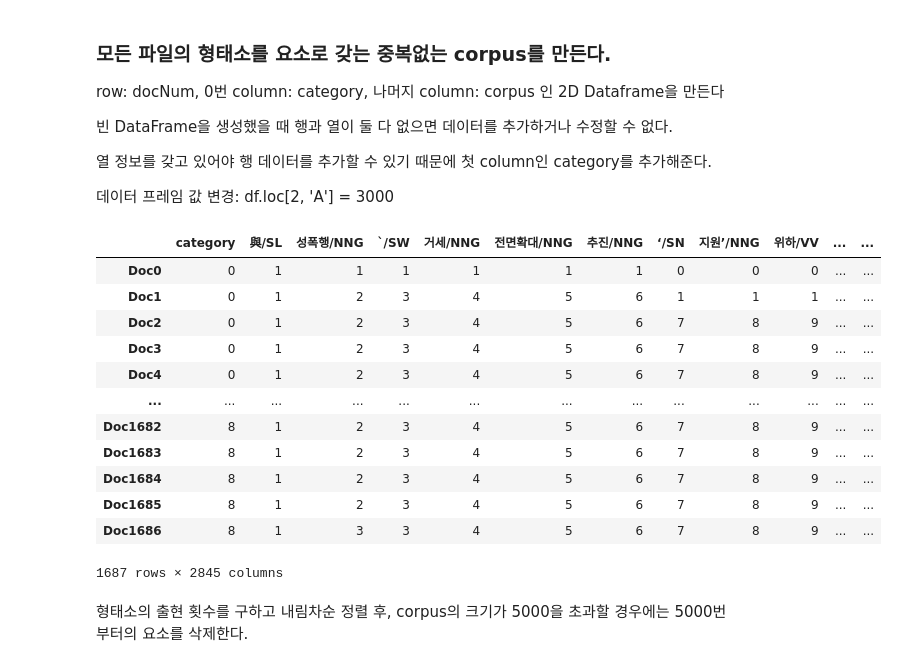
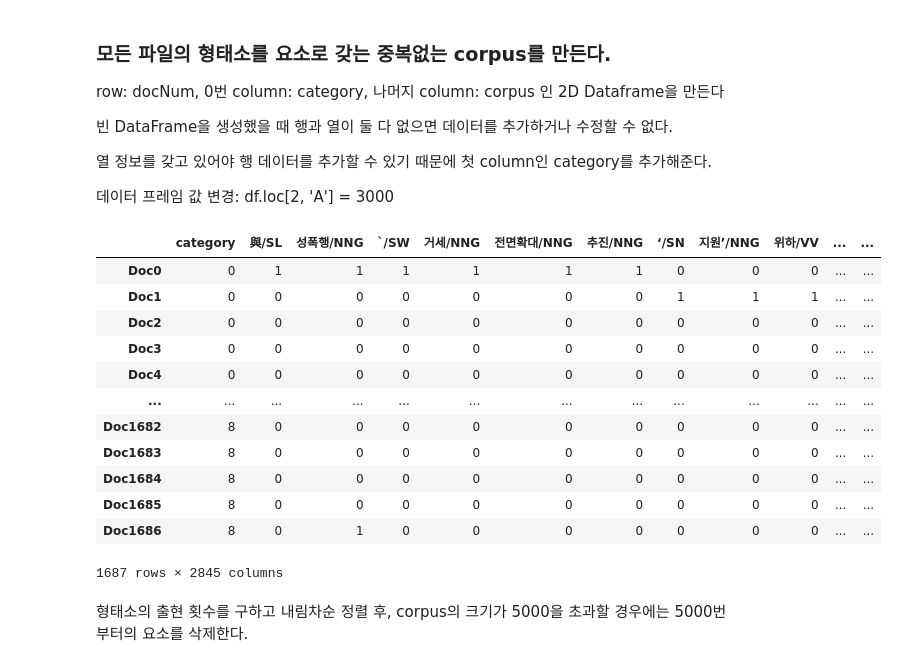
Before and after one commit to JDeoks/NLP_Assignment2, a Jupyter notebook: Assignment2.ipynb, the cells around one changed output. Drawn from its saved outputs; the diff is of its cells as text; code cells hidden in the pictures.

```diff
--- a/Assignment2.ipynb
+++ b/Assignment2.ipynb
@@ -96,44 +99,44 @@ for categoryIdx in range(len(category)):
         #한 줄씩 string list로 저장
 
         docRow = "Doc"+str(docNum)
         #row 이름 ex) Doc3
 
-        TF.loc[docRow] = list(range(len(TF.columns)))
+        TF.loc[docRow] = [0 for i in range(len(TF.columns))]
         # ex)Doc3 = [0, 0, 0, 0](열 개수만큼)
 
         TF.loc[docRow, 'category'] = categoryIdx
         #카테고리 열 값에 categoryIdx 저장
 
         for line in lines:
             morp = line.split('\t')[-1].split('+')[0].strip('\n')
             #print(morp)
             # '\t'를 기준으로 뒤, '+'를 기준으로 앞의 string을 잘라 배열에 저장
             if morp == '':
                 break
             # 자른 string이 빈 string 이면 break
             if morp in TF.columns:
                 TF.loc[docRow,morp] += 1
             else:
                 TF[morp] = 0
                 TF.loc[docRow,morp] += 1
             # TF columns에서 중복 확인, 있으면 값만 1 증가시킴, 없으면 열 추가 후 값 1 증가시킴
 
         docNum += 1
 
 TF
 # %% [output]
 |  | category | 與/SL | 성폭행/NNG | `/SW | 거세/NNG | 전면확대/NNG | 추진/NNG | ‘/SN | 지원’/NNG | 위하/VV | ... | ... |
 | Doc0 | 0 | 1 | 1 | 1 | 1 | 1 | 1 | 0 | 0 | 0 | ... | ... |
-| Doc1 | 0 | 1 | 2 | 3 | 4 | 5 | 6 | 1 | 1 | 1 | ... | ... |
-| Doc2 | 0 | 1 | 2 | 3 | 4 | 5 | 6 | 7 | 8 | 9 | ... | ... |
-| Doc3 | 0 | 1 | 2 | 3 | 4 | 5 | 6 | 7 | 8 | 9 | ... | ... |
-| Doc4 | 0 | 1 | 2 | 3 | 4 | 5 | 6 | 7 | 8 | 9 | ... | ... |
+| Doc1 | 0 | 0 | 0 | 0 | 0 | 0 | 0 | 1 | 1 | 1 | ... | ... |
+| Doc2 | 0 | 0 | 0 | 0 | 0 | 0 | 0 | 0 | 0 | 0 | ... | ... |
+| Doc3 | 0 | 0 | 0 | 0 | 0 | 0 | 0 | 0 | 0 | 0 | ... | ... |
+| Doc4 | 0 | 0 | 0 | 0 | 0 | 0 | 0 | 0 | 0 | 0 | ... | ... |
 | ... | ... | ... | ... | ... | ... | ... | ... | ... | ... | ... | ... | ... |
-| Doc1682 | 8 | 1 | 2 | 3 | 4 | 5 | 6 | 7 | 8 | 9 | ... | ... |
-| Doc1683 | 8 | 1 | 2 | 3 | 4 | 5 | 6 | 7 | 8 | 9 | ... | ... |
-| Doc1684 | 8 | 1 | 2 | 3 | 4 | 5 | 6 | 7 | 8 | 9 | ... | ... |
-| Doc1685 | 8 | 1 | 2 | 3 | 4 | 5 | 6 | 7 | 8 | 9 | ... | ... |
-| Doc1686 | 8 | 1 | 3 | 3 | 4 | 5 | 6 | 7 | 8 | 9 | ... | ... |
+| Doc1682 | 8 | 0 | 0 | 0 | 0 | 0 | 0 | 0 | 0 | 0 | ... | ... |
+| Doc1683 | 8 | 0 | 0 | 0 | 0 | 0 | 0 | 0 | 0 | 0 | ... | ... |
+| Doc1684 | 8 | 0 | 0 | 0 | 0 | 0 | 0 | 0 | 0 | 0 | ... | ... |
+| Doc1685 | 8 | 0 | 0 | 0 | 0 | 0 | 0 | 0 | 0 | 0 | ... | ... |
+| Doc1686 | 8 | 0 | 1 | 0 | 0 | 0 | 0 | 0 | 0 | 0 | ... | ... |
 1687 rows × 2845 columns
 # %% [markdown]
 형태소의 출현 횟수를 구하고 내림차순 정렬 후, corpus의 크기가 5000을 초과할 경우에는 5000번 부터의 요소를 삭제한다.
```
Also changed, not shown: parts of 3 cells of this notebook, 4 other files.
